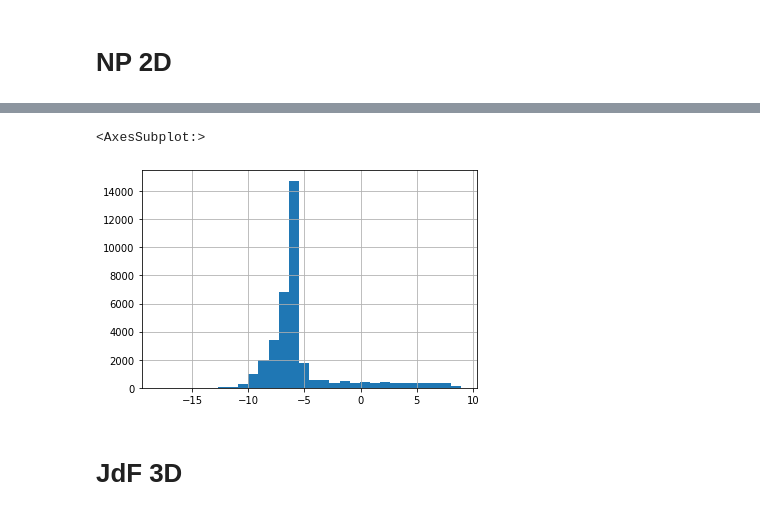
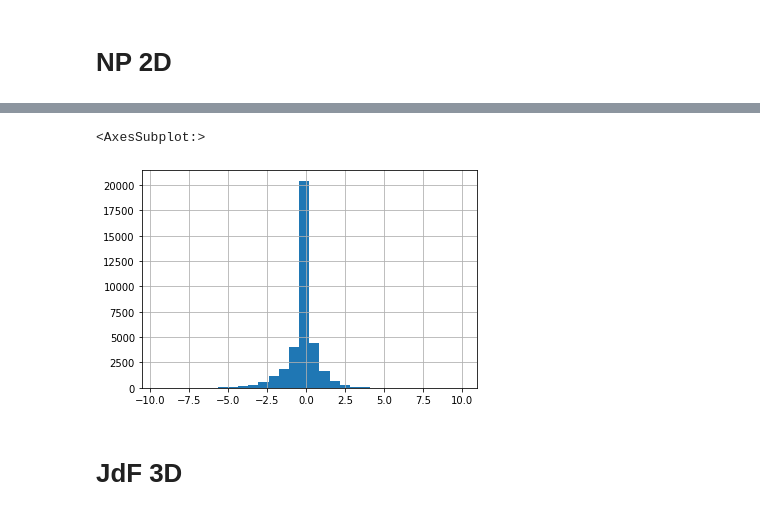
Before and after one commit to UCSC-Hydrogeology/fehmToolkit, a Jupyter notebook: analysis/hydrostatic_pressure_20220627/Hydrostatic pressure.ipynb, the cells around one changed output, grey strips where cells are left out. Saved outputs shown, nothing was run; the diff lists cells and outputs as text; code cells hidden in the pictures.

```diff
--- a/analysis/hydrostatic_pressure_20220627/Hydrostatic pressure.ipynb
+++ b/analysis/hydrostatic_pressure_20220627/Hydrostatic pressure.ipynb
@@ -145,9 +134,12 @@ sampled_pressures = pd.Series(read_pressure(sampled_pressures_path)) * 1000 # kP
 # %% [markdown]
 # NP 2D
 # %%
-model_dir = toolkit_dir / 'matlab_archive' / 'test' / 'fixtures' / 'np2d_cond'
-model_root = 'cond'
+np_2d_dir = toolkit_dir / 'matlab_archive' / 'test' / 'fixtures' / 'np2d_cond'
 
-sampled_config_path = Path('./model_sampled_config.yaml')
-sampled_pressures_path = Path('model_sampled.iap')
-explicit_pressures_path = model_dir / f'{model_root}.iap'
+np_2d_grid = read_grid(
+    fehm_file=np_2d_dir / 'cond.fehm',
+    outside_zone_file=np_2d_dir / 'cond_outside.zone',
+    material_zone_file=np_2d_dir / 'cond_material.zone',
+    read_elements=False,
+)
+np_2d_state, restart_metadata = read_restart(np_2d_dir / 'cond.fin')
@@ -245,0 +146,29 @@ df['pressure_diff'] = df.sampled_pressures - df.explicit_pressures
+# %%
+np_2d = compare_pressure_calculations(
+    explicit_config=PressureConfig(
+        pressure_model=ModelConfig(kind='depth', params={
+            'z_interval_m': 5,
+            'reference_z': 4174.31,
+            'reference_pressure_MPa': 45.289,
+            'reference_temperature_degC': 2,
+        }),
+        interpolation_model=ModelConfig(kind='none', params={}),
+    ),
+    sampled_config=PressureConfig(
+        pressure_model=ModelConfig(kind='depth', params={
+            'z_interval_m': 5,
+            'reference_z': 4174.31,
+            'reference_pressure_MPa': 45.289,
+            'reference_temperature_degC': 2,
+        }),
+        interpolation_model=ModelConfig(kind='regular_grid', params={
+            'x_samples': 100,
+            'z_samples': 1000,
+        }),
+        sampling_model=ModelConfig(kind='explicit_lists', params={
+            'explicit_outside_zones': ['top'],
+        }),
+    ),
+    grid=np_2d_grid,
+    state=np_2d_state,
+)
@@ -246,8 +193,8 @@ df['pressure_diff'] = df.sampled_pressures - df.explicit_pressures
 # %%
-df.pressure_diff.hist(bins=30)
+np_2d.delta_P.hist(bins=30)
 # %% [output]
 <AxesSubplot:>
-[figure, old version]
+[figure, new version]
 # %% [markdown]
 # JdF 3D
 # %%
```
Also changed, not shown: parts of 30 cells of this notebook.
